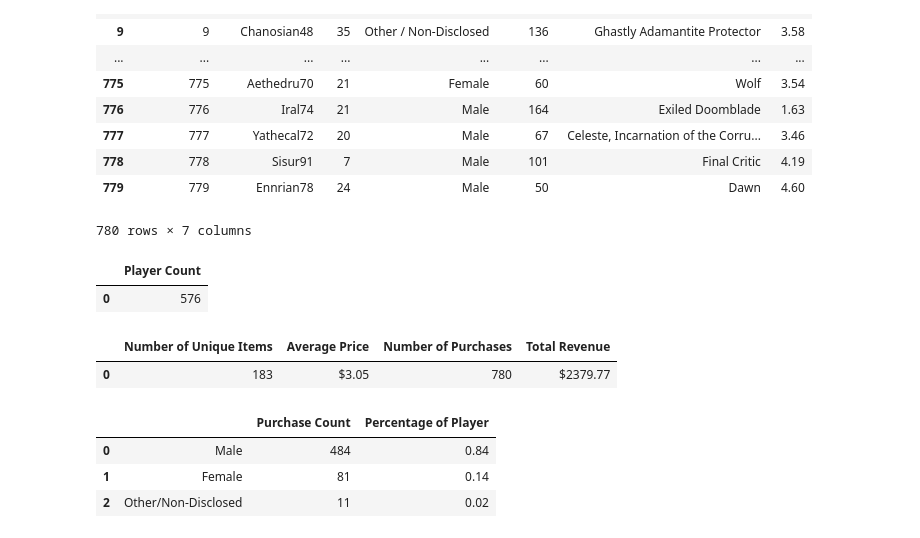
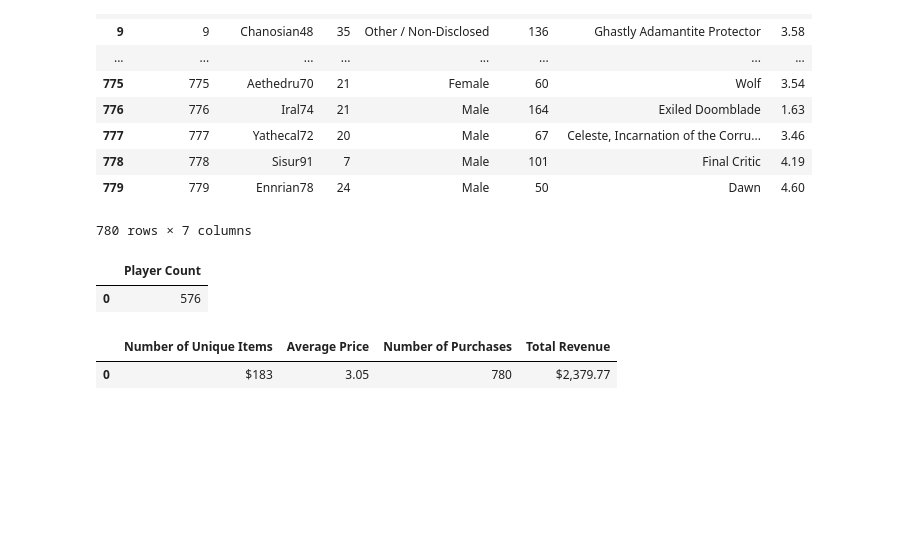
Before and after one commit to hah24ley/Panda-HW, a Jupyter notebook: Heros-HW.ipynb, the cells around one changed output. Saved outputs shown, nothing was run; the diff lists cells and outputs as text; code cells hidden in the pictures; blank space fills up the shorter version.

```diff
--- a/Heros-HW.ipynb
+++ b/Heros-HW.ipynb
@@ -44,68 +42,36 @@ frame_df
 # %%
 #find umber of unique items
 Unique = df["Item ID"].unique()
-U = len(Unique)
+Unique_items = len(Unique)
 
 #find average price
 total = df["Price"].mean()
-AP = ("$" + "%.2f" % total)
+Average_Price = format(total, ",.2f")
 
 
 # find number of purchase
 Purchase = df["Purchase ID"]
 #len(Purchase)
-NP = len(Purchase)
+Number_Purchases = len(Purchase)
+
 
 # find total revenue
 revenue = df["Price"].sum()
-TR = ("$" + "%.2f" % revenue)
+TR = format(revenue, ",.2f")
 #TR
 
 
 #create summary data frame tto hold results
 frame_df = pd.DataFrame({
-    "Number of Unique Items": [U],
-    "Average Price": [AP],
-    "Number of Purchases": [NP],
-    "Total Revenue": [TR]
+    "Number of Unique Items": f"${Unique_items}",
+    "Average Price": [Average_Price],
+    "Number of Purchases": [Number_Purchases],
+    "Total Revenue": f"${TR}"
 })
 
 frame_df
 
 #see about adding a comma to total revenue
 # %% [output]
 |  | Number of Unique Items | Average Price | Number of Purchases | Total Revenue |
-| 0 | 183 | $3.05 | 780 | $2379.77 |
+| 0 | $183 | 3.05 | 780 | $2,379.77 |
-# %%
-#gender demographics
-# count number of males
-# count nymber of females
-# count number of unknown
-#nwdf = df[["SN", "Gender"]].drop_duplicates
-#nwdf
-
-nwdf = pd.DataFrame(df, columns = ['SN', 'Gender'])
-nwdf
-ro = nwdf.drop_duplicates(['SN'], keep='last')
-
-Gender = ro["Gender"].unique()
-Total = ro["Gender"].value_counts()
-
-M = 484/(len(UP))
-F = 81/(len(UP))
-O = 11/(len(UP))
-
-frame_df = pd.DataFrame({
-    " ": ["Male", "Female", "Other/Non-Disclosed"],
-    "Purchase Count": [484, 81, 11],
-    "Percentage of Player": [("%.2f" % M), ("%.2f" % F), ("%.2f" % O)]
-})
-
-frame_df
-
-#See about cleaning up the = chart
-# %% [output]
-|  |  | Purchase Count | Percentage of Player |
-| 0 | Male | 484 | 0.84 |
-| 1 | Female | 81 | 0.14 |
-| 2 | Other/Non-Disclosed | 11 | 0.02 |
```
Also changed, not shown: parts of 16 cells of this notebook, 1 other file.
